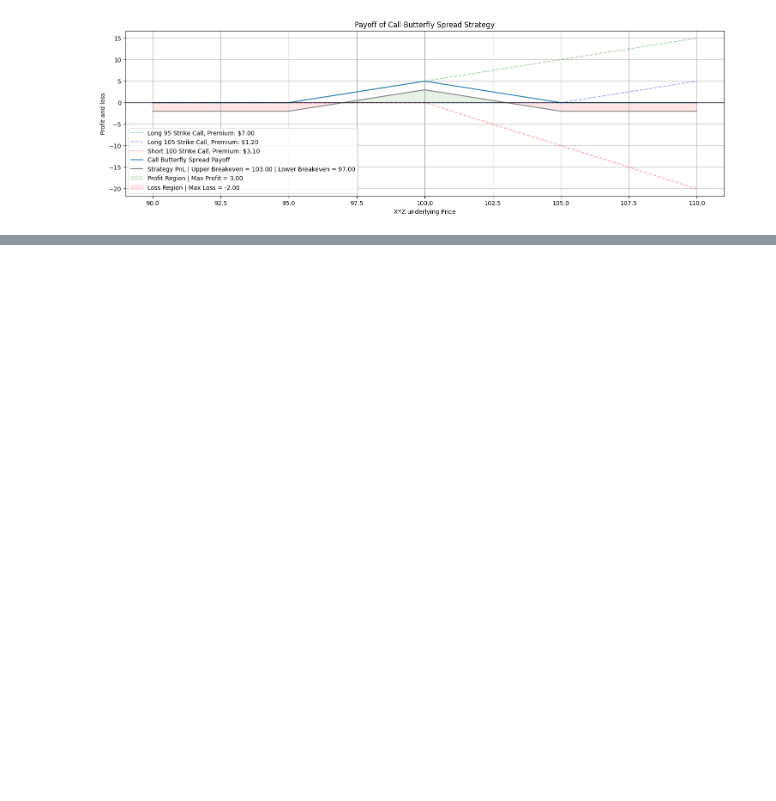
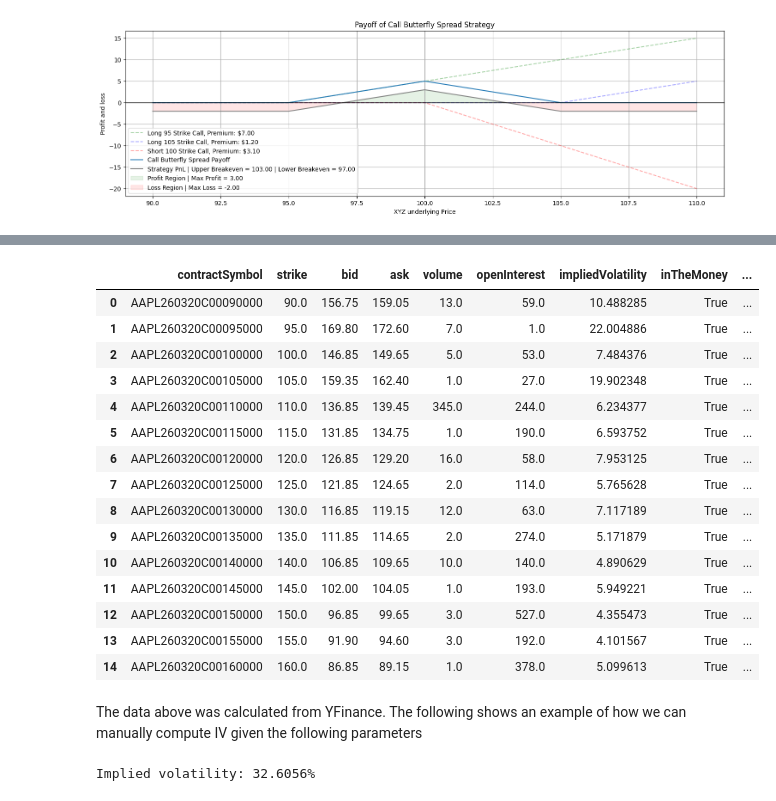
Before and after one commit to KevinTan1203/Systematic-Quant-Trading, a Jupyter notebook: Quantitative Concepts/Derivatives & Options/Options.ipynb, the cells around one changed output, grey strips where cells are left out. Cells and saved outputs as stored; diff of their text form; code cells hidden in the pictures; blank space fills up the shorter version.

```diff
--- a/Quantitative Concepts/Derivatives & Options/Options.ipynb
+++ b/Quantitative Concepts/Derivatives & Options/Options.ipynb
@@ -1033,0 +1331,53 @@ plt.show()
+# %%
+def option_dataframe(stock_ticker):
+  expirations = yf.Ticker(stock_ticker).options
+
+  options_df = pd.DataFrame()
+  for exp in expirations:
+    opt = yf.Ticker(stock_ticker).option_chain(exp)
+    calls = opt.calls
+    puts = opt.puts
+    calls['optionType'] = 'call'
+    puts['optionType'] = 'put'
+    calls['expirationDate'] = exp
+    puts['expirationDate'] = exp
+    options_df = pd.concat([options_df, calls, puts], ignore_index=True)
+
+  options_df[['bid', 'ask', 'strike']] = options_df[['bid', 'ask', 'strike']].apply(pd.to_numeric)
+  options_df = options_df.drop(columns = ['contractSize', 'currency', 'change', 'percentChange', 'lastTradeDate', 'lastPrice'])
+
+  return options_df
+# %%
+aapl_options = option_dataframe("AAPL")
+aapl_options.head(15)
+# %% [output]
+|  | contractSymbol | strike | bid | ask | volume | openInterest | impliedVolatility | inTheMoney | ... |
+| 0 | AAPL260320C00090000 | 90.0 | 156.75 | 159.05 | 13.0 | 59.0 | 10.488285 | True | ... |
+| 1 | AAPL260320C00095000 | 95.0 | 169.80 | 172.60 | 7.0 | 1.0 | 22.004886 | True | ... |
+| 2 | AAPL260320C00100000 | 100.0 | 146.85 | 149.65 | 5.0 | 53.0 | 7.484376 | True | ... |
+| 3 | AAPL260320C00105000 | 105.0 | 159.35 | 162.40 | 1.0 | 27.0 | 19.902348 | True | ... |
+| 4 | AAPL260320C00110000 | 110.0 | 136.85 | 139.45 | 345.0 | 244.0 | 6.234377 | True | ... |
+| 5 | AAPL260320C00115000 | 115.0 | 131.85 | 134.75 | 1.0 | 190.0 | 6.593752 | True | ... |
+| 6 | AAPL260320C00120000 | 120.0 | 126.85 | 129.20 | 16.0 | 58.0 | 7.953125 | True | ... |
+| 7 | AAPL260320C00125000 | 125.0 | 121.85 | 124.65 | 2.0 | 114.0 | 5.765628 | True | ... |
+| 8 | AAPL260320C00130000 | 130.0 | 116.85 | 119.15 | 12.0 | 63.0 | 7.117189 | True | ... |
+| 9 | AAPL260320C00135000 | 135.0 | 111.85 | 114.65 | 2.0 | 274.0 | 5.171879 | True | ... |
+| 10 | AAPL260320C00140000 | 140.0 | 106.85 | 109.65 | 10.0 | 140.0 | 4.890629 | True | ... |
+| 11 | AAPL260320C00145000 | 145.0 | 102.00 | 104.05 | 1.0 | 193.0 | 5.949221 | True | ... |
+| 12 | AAPL260320C00150000 | 150.0 | 96.85 | 99.65 | 3.0 | 527.0 | 4.355473 | True | ... |
+| 13 | AAPL260320C00155000 | 155.0 | 91.90 | 94.60 | 3.0 | 192.0 | 4.101567 | True | ... |
+| 14 | AAPL260320C00160000 | 160.0 | 86.85 | 89.15 | 1.0 | 378.0 | 5.099613 | True | ... |
+# %% [markdown]
+The data above was calculated from YFinance. The following shows an example of how we can manually compute IV given the following parameters
+# %%
+# AAPL-like example – March 2026
+S = 225.40          # spot price
+K = 230.00
+T = 45/365.0        # ~1.5 months
+r = 0.042           # risk-free rate ~4.2%
+market_call_price = 8.75
+
+iv = implied_volatility_newton(S, K, T, r, market_call_price, option_type="call", sigma_guess=0.3, tol=1e-6, max_iterations=100)
+print(f"Implied volatility: {iv:.4%}")   # e.g. ≈ 28.15%
+# %% [output]
+Implied volatility: 32.6056%
```
Also changed, not shown: parts of 19 cells of this notebook, 1 other file.
